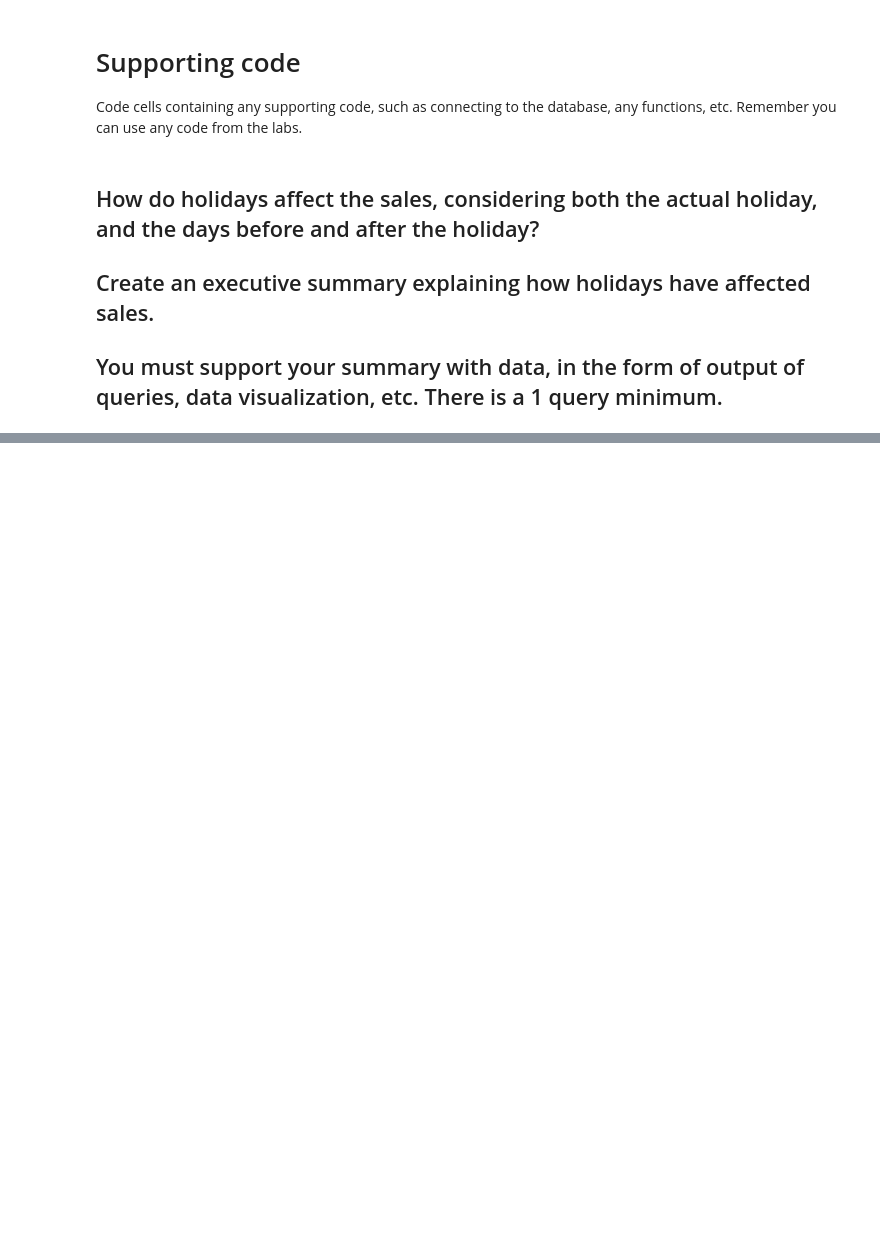
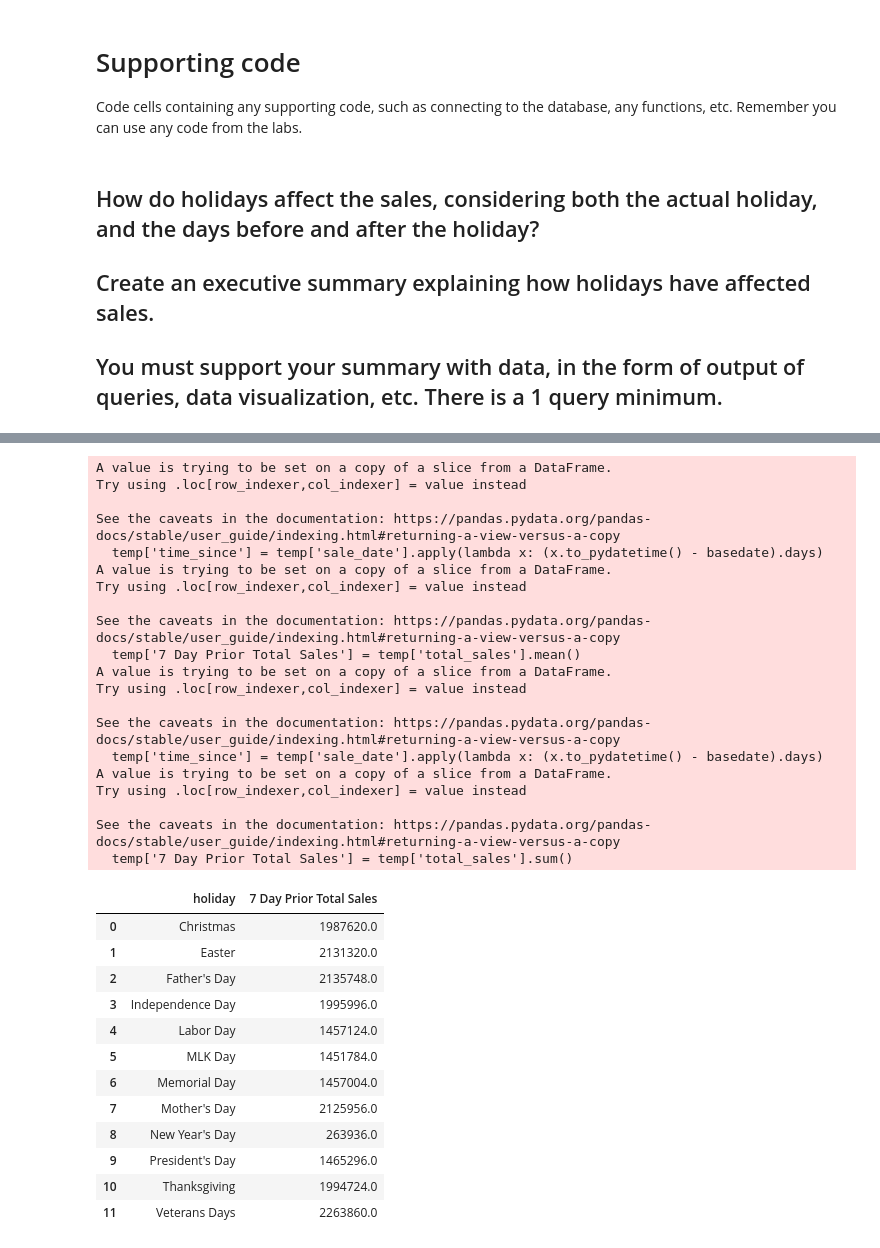
Before and after one commit to morinlandon12/ucb_mids_w205_project_1, a Jupyter notebook: project_1_4.ipynb, the cells around one changed output, grey strips where cells are left out. Cells and saved outputs as stored; diff of their text form; code cells hidden in the pictures; blank space fills up the shorter version.

```diff
--- a/project_1_4.ipynb
+++ b/project_1_4.ipynb
@@ -149,0 +251,59 @@ df2
+# %%
+idx = df[df['holiday'].isna() == False].index
+idx
+
+holiday_pad1 = pd.DataFrame()
+for i in idx:
+    if i > 7:
+        basedate = df.loc[i]['sale_date']
+        temp = df.loc[i-7:i]
+        temp['time_since'] = temp['sale_date'].apply(lambda x: (x.to_pydatetime() - basedate).days)
+        temp['7 Day Prior Total Sales'] = temp['total_sales'].sum()
+        holiday_pad1 = holiday_pad1.append(temp)
+        del temp
+    else:
+        basedate = df.loc[i]['sale_date']
+        temp = df.loc[i: i+8]
+        temp['time_since'] = temp['sale_date'].apply(lambda x: (x.to_pydatetime() - basedate).days)
+        temp['7 Day Prior Total Sales'] = temp['total_sales'].mean()
+        holiday_pad1 = holiday_pad1.append(temp)
+        del temp
+
+holiday_pad1 = holiday_pad1.groupby('holiday').mean('total_holiday_sales')
+holiday_pad1 = holiday_pad1.reset_index()
+holiday_pad1 = holiday_pad1.drop(['total_sales', 'time_since'], axis = 1)
+holiday_pad1
+# %% [output]
+A value is trying to be set on a copy of a slice from a DataFrame.
+Try using .loc[row_indexer,col_indexer] = value instead
+
+See the caveats in the documentation: https://pandas.pydata.org/pandas-docs/stable/user_guide/indexing.html#returning-a-view-versus-a-copy
+  temp['time_since'] = temp['sale_date'].apply(lambda x: (x.to_pydatetime() - basedate).days)
+A value is trying to be set on a copy of a slice from a DataFrame.
+Try using .loc[row_indexer,col_indexer] = value instead
+
+See the caveats in the documentation: https://pandas.pydata.org/pandas-docs/stable/user_guide/indexing.html#returning-a-view-versus-a-copy
+  temp['7 Day Prior Total Sales'] = temp['total_sales'].mean()
+A value is trying to be set on a copy of a slice from a DataFrame.
+Try using .loc[row_indexer,col_indexer] = value instead
+
+See the caveats in the documentation: https://pandas.pydata.org/pandas-docs/stable/user_guide/indexing.html#returning-a-view-versus-a-copy
+  temp['time_since'] = temp['sale_date'].apply(lambda x: (x.to_pydatetime() - basedate).days)
+A value is trying to be set on a copy of a slice from a DataFrame.
+Try using .loc[row_indexer,col_indexer] = value instead
+
+See the caveats in the documentation: https://pandas.pydata.org/pandas-docs/stable/user_guide/indexing.html#returning-a-view-versus-a-copy
+  temp['7 Day Prior Total Sales'] = temp['total_sales'].sum()
+|  | holiday | 7 Day Prior Total Sales |
+| 0 | Christmas | 1987620.0 |
+| 1 | Easter | 2131320.0 |
+| 2 | Father's Day | 2135748.0 |
+| 3 | Independence Day | 1995996.0 |
+| 4 | Labor Day | 1457124.0 |
+| 5 | MLK Day | 1451784.0 |
+| 6 | Memorial Day | 1457004.0 |
+| 7 | Mother's Day | 2125956.0 |
+| 8 | New Year's Day | 263936.0 |
+| 9 | President's Day | 1465296.0 |
+| 10 | Thanksgiving | 1994724.0 |
+| 11 | Veterans Days | 2263860.0 |
```
Also changed, not shown: parts of 19 cells of this notebook, 1 other file.
